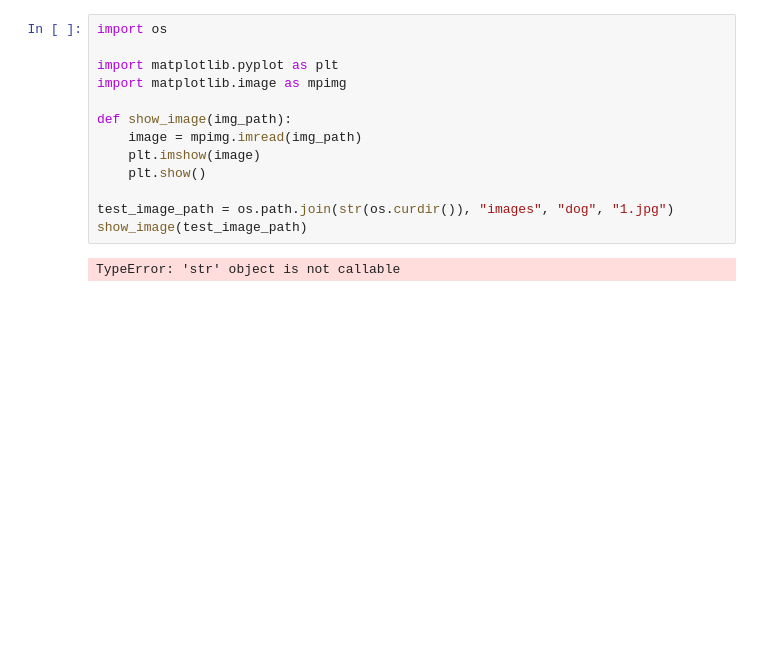
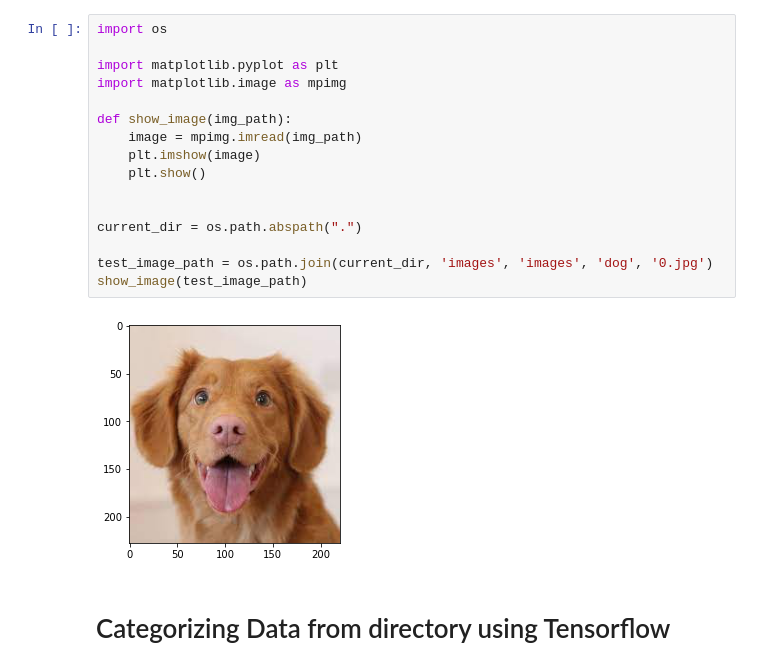
Before and after one commit to TheGAITORClub/Resources, a Jupyter notebook: Lectures/Week3/Week3.ipynb, the cells around one changed output. Drawn from its saved outputs; the diff is of its cells as text; blank space fills up the shorter version.

```diff
--- a/Lectures/Week3/Week3.ipynb
+++ b/Lectures/Week3/Week3.ipynb
@@ -1,15 +1,20 @@
 # %%
 import os
 
 import matplotlib.pyplot as plt
 import matplotlib.image as mpimg
 
 def show_image(img_path):
     image = mpimg.imread(img_path)
     plt.imshow(image)
     plt.show()
 
-test_image_path = os.path.join(str(os.curdir()), "images", "dog", "1.jpg")
+
+current_dir = os.path.abspath(".")
+
+test_image_path = os.path.join(current_dir, 'images', 'images', 'dog', '0.jpg')
 show_image(test_image_path)
 # %% [output]
-TypeError: 'str' object is not callable
+[figure, added]
+# %% [markdown]
+# Categorizing Data from directory using Tensorflow
```
Also changed, not shown: parts of 9 cells of this notebook, 2 other files.
